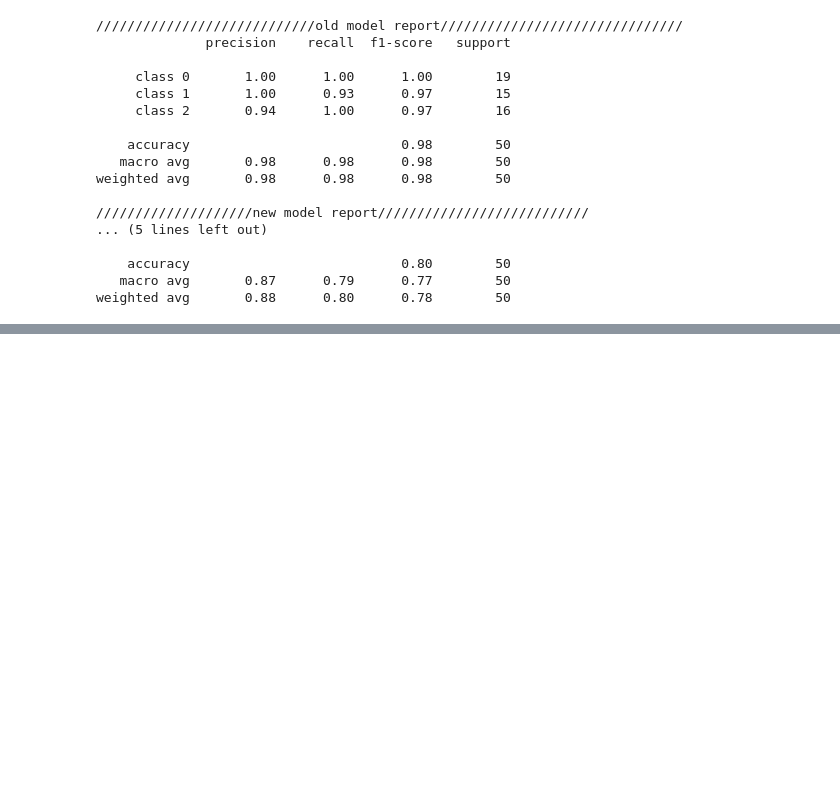
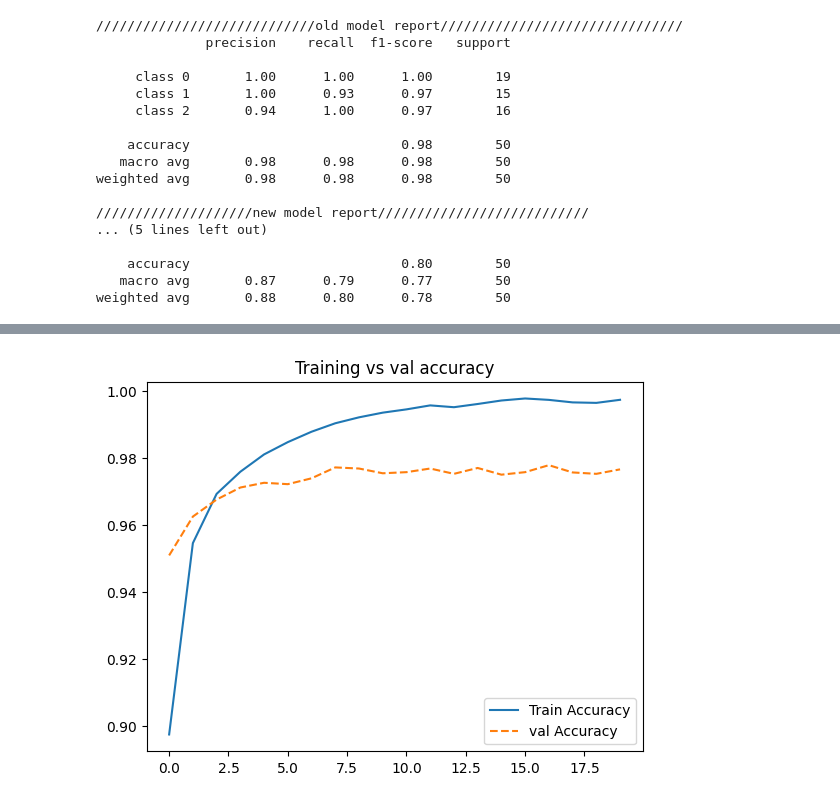
Before and after one commit to Awake-ctrl/Deep-Learning, a Jupyter notebook: labs/lab3/kallepally_sai_kiran_assignment[3].ipynb, the cells around one changed output, grey strips where cells are left out. Saved outputs shown, nothing was run; the diff lists cells and outputs as text; code cells hidden in the pictures; blank space fills up the shorter version.

```diff
--- a/labs/lab3/kallepally_sai_kiran_assignment[3].ipynb
+++ b/labs/lab3/kallepally_sai_kiran_assignment[3].ipynb
@@ -278,0 +394,13 @@ target=pd.DataFrame(target)
+# %%
+y_test,y_train=to_categorical(y_test,10),to_categorical(y_train,10)
+model=tf.keras.Sequential([
+    tf.keras.layers.Dense(128,activation="relu",input_shape=(784,)),
+    tf.keras.layers.Dense(64,activation="relu"),
+    tf.keras.layers.Dense(10,activation="softmax")
+
+
+])
+# %%
+model.compile(optimizer="adam", loss="categorical_crossentropy", metrics=["accuracy"])
+# %%
+history=model.fit(X_train,y_train,validation_split=0.2,epochs=20,batch_size=128)
@@ -278,0 +425,8 @@ target=pd.DataFrame(target)
+# %%
+plt.plot(history.history["accuracy"],label="Train Accuracy")
+plt.plot(history.history["val_accuracy"],label="val Accuracy",linestyle="--")
+plt.legend()
+plt.title("Training vs val accuracy")
+plt.show()
+# %% [output]
+[figure, added]
```
Also changed, not shown: parts of 19 cells of this notebook.
